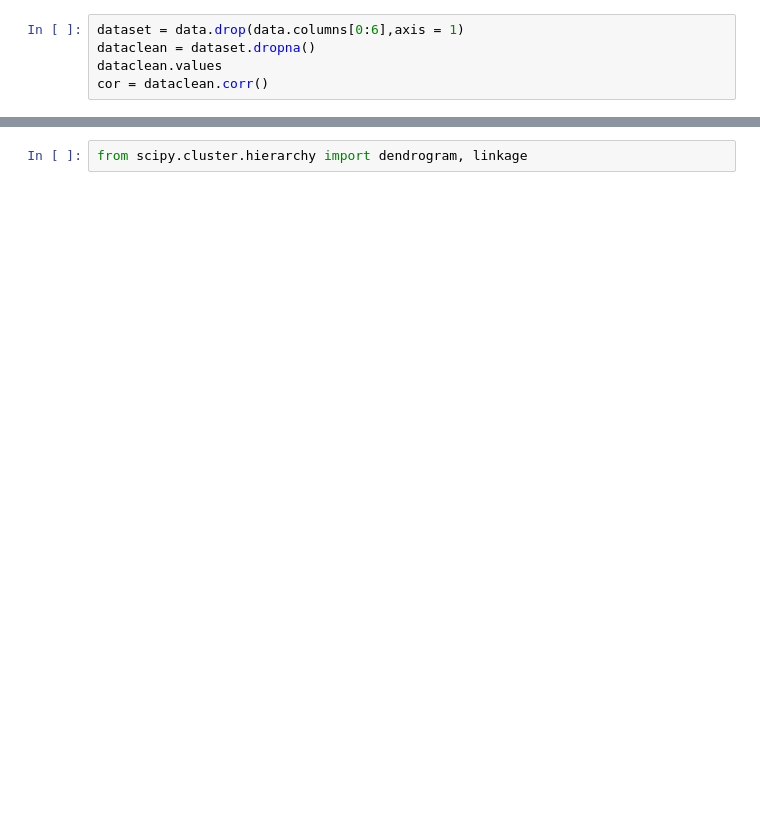
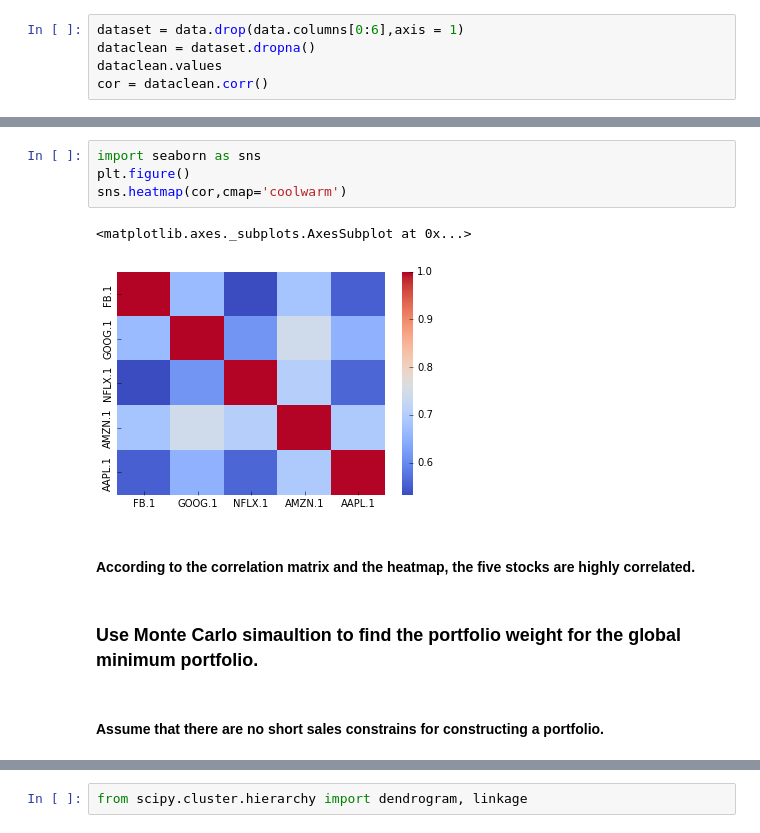
Before and after one commit to yanchen0615/machine-learning, a Jupyter notebook: classification/portfolio_management.ipynb, the cells around one changed output, grey strips where cells are left out. Saved outputs shown, nothing was run; the diff lists cells and outputs as text; blank space fills up the shorter version.

Commit message:
Add heatmap plot to illustrate the correlation matrix and give explanation of the plot of efficient frontier.

```diff
--- a/classification/portfolio_management.ipynb
+++ b/classification/portfolio_management.ipynb
@@ -45,0 +94,13 @@ cor = dataclean.corr()
+# %%
+import seaborn as sns
+plt.figure()
+sns.heatmap(cor,cmap='coolwarm')
+# %% [output]
+<matplotlib.axes._subplots.AxesSubplot at 0x...>
+[figure, added]
+# %% [markdown]
+#### According to the correlation matrix and the heatmap, the five stocks are highly correlated.
+# %% [markdown]
+### Use Monte Carlo simaultion to find the portfolio weight for the global minimum portfolio.
+# %% [markdown]
+#### Assume that there are no short sales constrains for constructing a portfolio.
```
Also changed, not shown: parts of 47 cells of this notebook.
